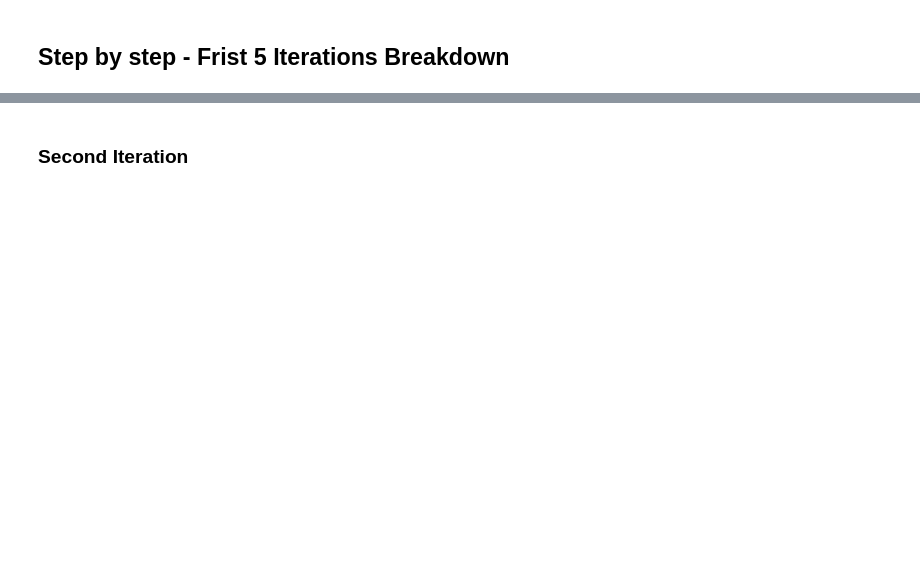
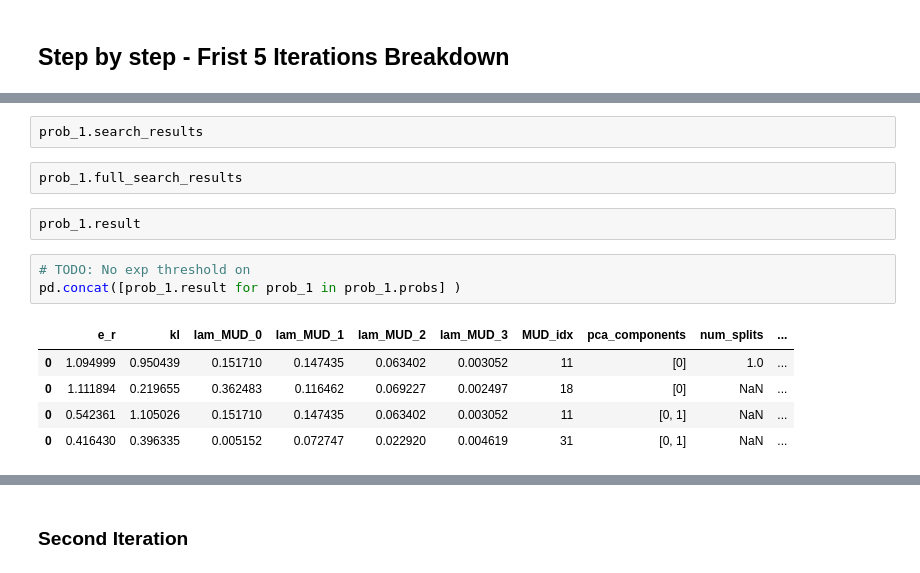
Before and after one commit to UT-CHG/pyDCI, a Jupyter notebook: notebooks/Examples/SEIRS-Iterations.ipynb, the cells around one changed output, grey strips where cells are left out. Saved outputs shown, nothing was run; the diff lists cells and outputs as text; blank space fills up the shorter version.

```diff
--- a/notebooks/Examples/SEIRS-Iterations.ipynb
+++ b/notebooks/Examples/SEIRS-Iterations.ipynb
@@ -175,0 +279,15 @@ n_samples = 10
+# %%
+prob_1.search_results
+# %%
+prob_1.full_search_results
+# %%
+prob_1.result
+# %%
+# TODO: No exp threshold on
+pd.concat([prob_1.result for prob_1 in prob_1.probs] )
+# %% [output]
+|  | e_r | kl | lam_MUD_0 | lam_MUD_1 | lam_MUD_2 | lam_MUD_3 | MUD_idx | pca_components | num_splits | ... |
+| 0 | 1.094999 | 0.950439 | 0.151710 | 0.147435 | 0.063402 | 0.003052 | 11 | [0] | 1.0 | ... |
+| 0 | 1.111894 | 0.219655 | 0.362483 | 0.116462 | 0.069227 | 0.002497 | 18 | [0] | NaN | ... |
+| 0 | 0.542361 | 1.105026 | 0.151710 | 0.147435 | 0.063402 | 0.003052 | 11 | [0, 1] | NaN | ... |
+| 0 | 0.416430 | 0.396335 | 0.005152 | 0.072747 | 0.022920 | 0.004619 | 31 | [0, 1] | NaN | ... |
```
Also changed, not shown: parts of 24 cells of this notebook, 9 other files.
